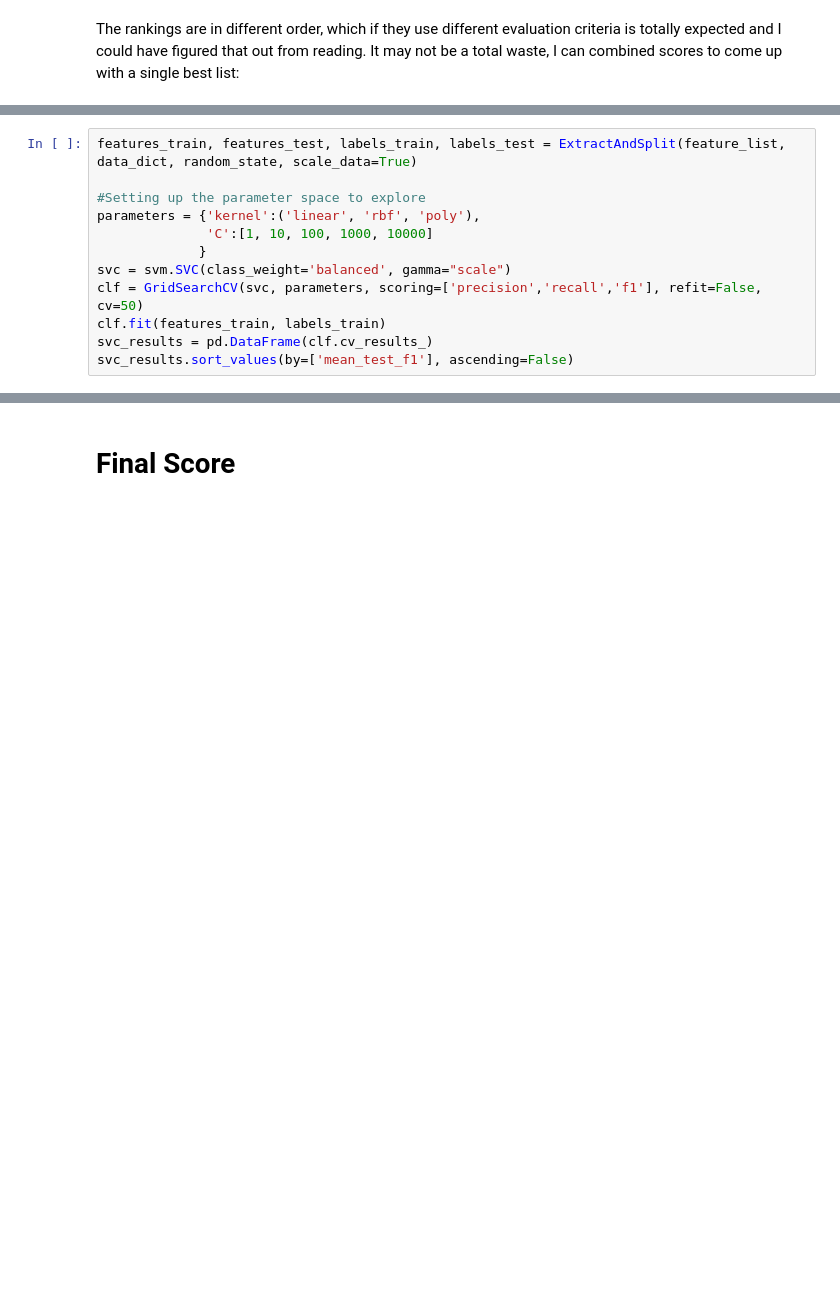
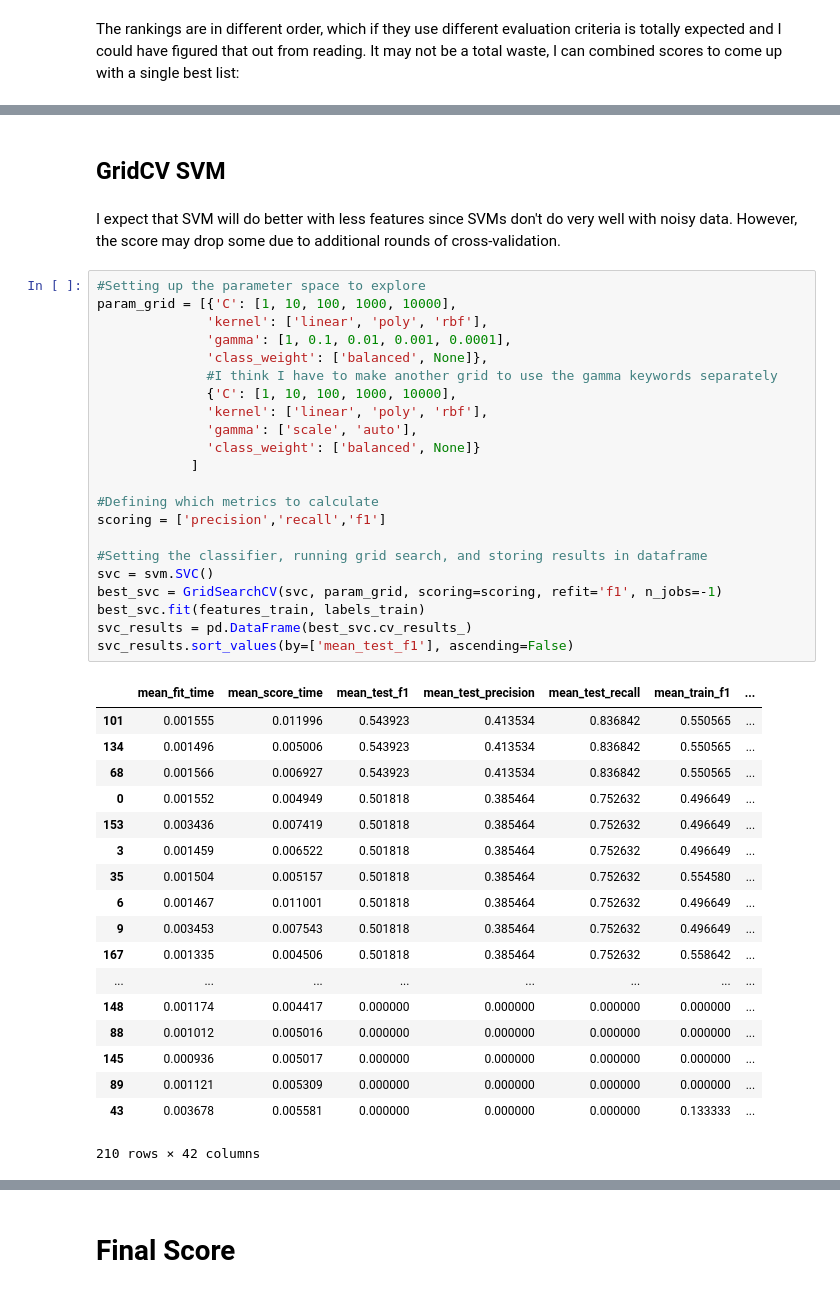
Before and after one commit to bmarshallk/ud120-projects, a Jupyter notebook: final_project/poi_id.ipynb, the cells around one changed output, grey strips where cells are left out. Cells and saved outputs as stored; diff of their text form; blank space fills up the shorter version.

```diff
--- a/final_project/poi_id.ipynb
+++ b/final_project/poi_id.ipynb
@@ -1959,12 +1941,0 @@ Hmm, well the results here aren't that great either. I'm starting to wonder now
-# %%
-features_train, features_test, labels_train, labels_test = ExtractAndSplit(feature_list, data_dict, random_state, scale_data=True)
-
-#Setting up the parameter space to explore
-parameters = {'kernel':('linear', 'rbf', 'poly'),
-              'C':[1, 10, 100, 1000, 10000]
-             }
-svc = svm.SVC(class_weight='balanced', gamma="scale")
-clf = GridSearchCV(svc, parameters, scoring=['precision','recall','f1'], refit=False, cv=50)
-clf.fit(features_train, labels_train)
-svc_results = pd.DataFrame(clf.cv_results_)
-svc_results.sort_values(by=['mean_test_f1'], ascending=False)
@@ -1988,0 +1946,45 @@ svc_results.sort_values(by=['mean_test_f1'], ascending=False)
+# %% [markdown]
+## GridCV SVM
+# %% [markdown]
+I expect that SVM will do better with less features since SVMs don't do very well with noisy data. However, the score may drop some due to additional rounds of cross-validation.
+# %%
+#Setting up the parameter space to explore
+param_grid = [{'C': [1, 10, 100, 1000, 10000],
+              'kernel': ['linear', 'poly', 'rbf'],
+              'gamma': [1, 0.1, 0.01, 0.001, 0.0001],
+              'class_weight': ['balanced', None]},
+              #I think I have to make another grid to use the gamma keywords separately
+              {'C': [1, 10, 100, 1000, 10000],
+              'kernel': ['linear', 'poly', 'rbf'],
+              'gamma': ['scale', 'auto'],
+              'class_weight': ['balanced', None]}
+            ]
+
+#Defining which metrics to calculate
+scoring = ['precision','recall','f1']
+
+#Setting the classifier, running grid search, and storing results in dataframe
+svc = svm.SVC()
+best_svc = GridSearchCV(svc, param_grid, scoring=scoring, refit='f1', n_jobs=-1)
+best_svc.fit(features_train, labels_train)
+svc_results = pd.DataFrame(best_svc.cv_results_)
+svc_results.sort_values(by=['mean_test_f1'], ascending=False)
+# %% [output]
+|  | mean_fit_time | mean_score_time | mean_test_f1 | mean_test_precision | mean_test_recall | mean_train_f1 | ... |
+| 101 | 0.001555 | 0.011996 | 0.543923 | 0.413534 | 0.836842 | 0.550565 | ... |
+| 134 | 0.001496 | 0.005006 | 0.543923 | 0.413534 | 0.836842 | 0.550565 | ... |
+| 68 | 0.001566 | 0.006927 | 0.543923 | 0.413534 | 0.836842 | 0.550565 | ... |
+| 0 | 0.001552 | 0.004949 | 0.501818 | 0.385464 | 0.752632 | 0.496649 | ... |
+| 153 | 0.003436 | 0.007419 | 0.501818 | 0.385464 | 0.752632 | 0.496649 | ... |
+| 3 | 0.001459 | 0.006522 | 0.501818 | 0.385464 | 0.752632 | 0.496649 | ... |
+| 35 | 0.001504 | 0.005157 | 0.501818 | 0.385464 | 0.752632 | 0.554580 | ... |
+| 6 | 0.001467 | 0.011001 | 0.501818 | 0.385464 | 0.752632 | 0.496649 | ... |
+| 9 | 0.003453 | 0.007543 | 0.501818 | 0.385464 | 0.752632 | 0.496649 | ... |
+| 167 | 0.001335 | 0.004506 | 0.501818 | 0.385464 | 0.752632 | 0.558642 | ... |
+| ... | ... | ... | ... | ... | ... | ... | ... |
+| 148 | 0.001174 | 0.004417 | 0.000000 | 0.000000 | 0.000000 | 0.000000 | ... |
+| 88 | 0.001012 | 0.005016 | 0.000000 | 0.000000 | 0.000000 | 0.000000 | ... |
+| 145 | 0.000936 | 0.005017 | 0.000000 | 0.000000 | 0.000000 | 0.000000 | ... |
+| 89 | 0.001121 | 0.005309 | 0.000000 | 0.000000 | 0.000000 | 0.000000 | ... |
+| 43 | 0.003678 | 0.005581 | 0.000000 | 0.000000 | 0.000000 | 0.133333 | ... |
+210 rows × 42 columns
```
Also changed, not shown: parts of 33 cells of this notebook.
